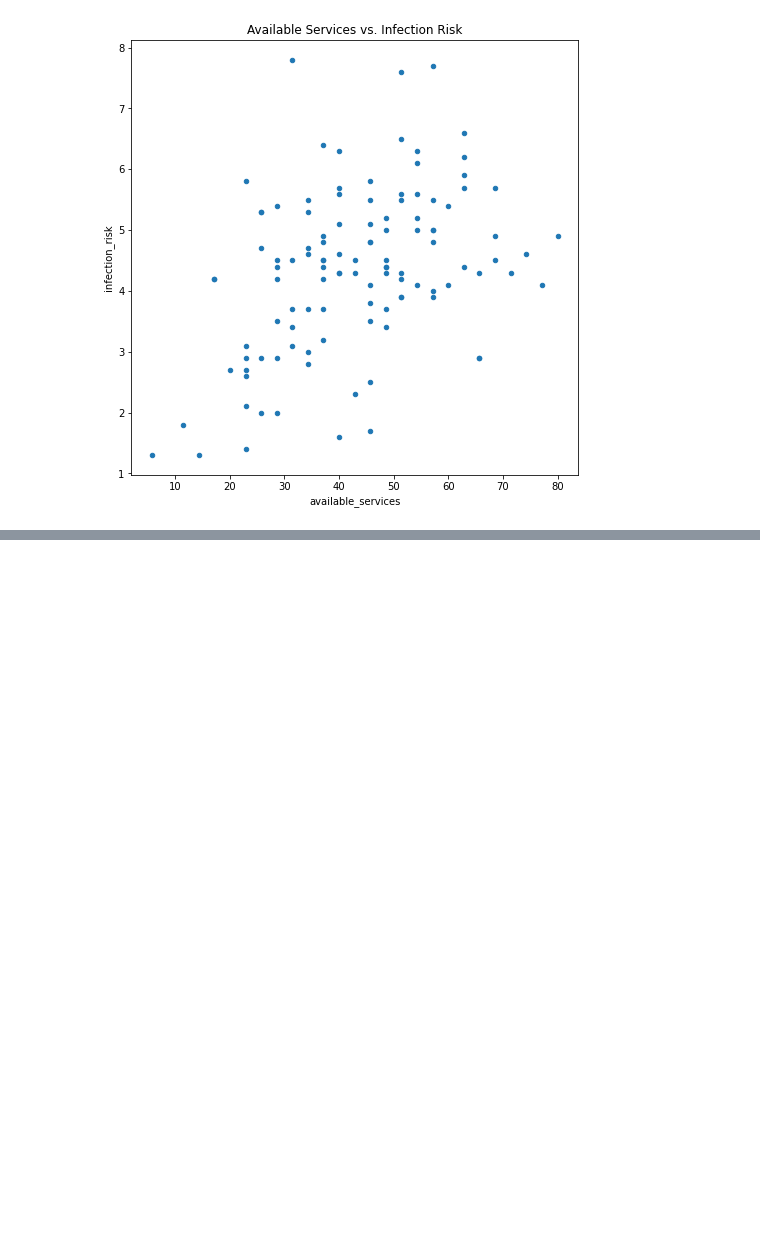
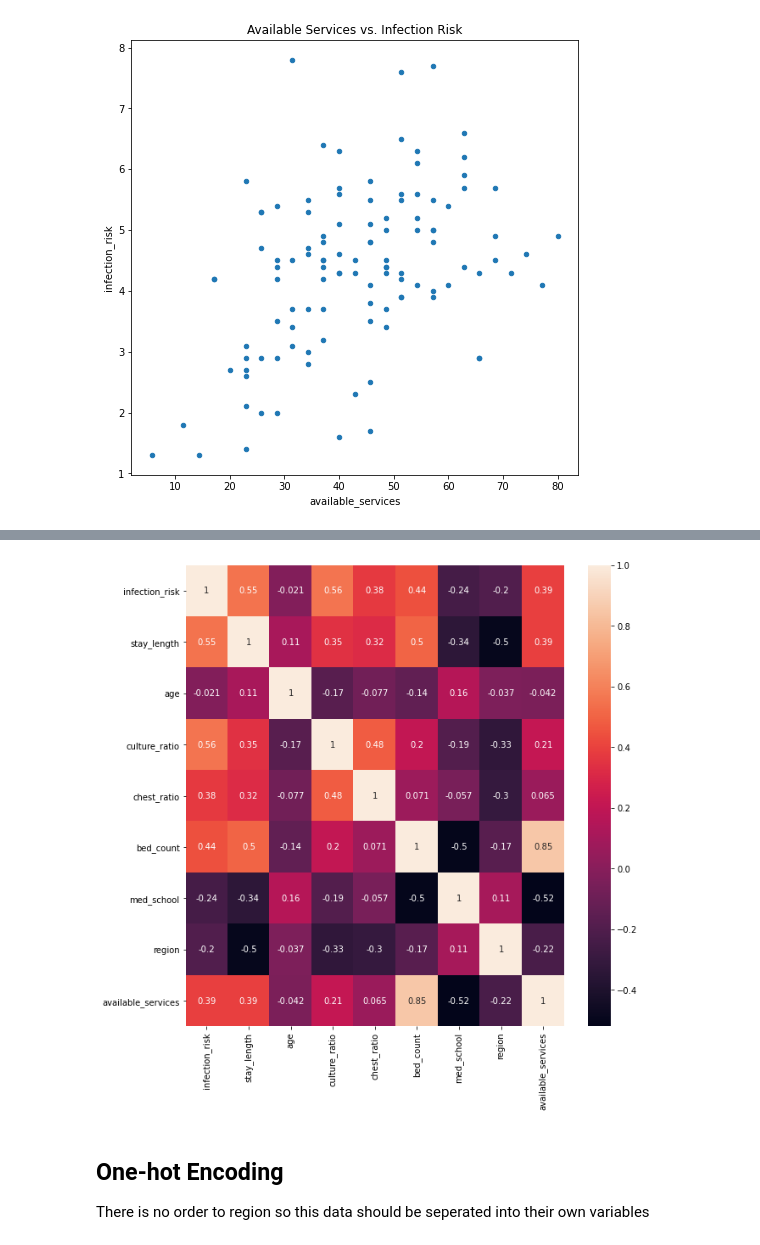
Before and after one commit to datagarret/linear_regression_project, a Jupyter notebook: SENIC EDA.ipynb, the cells around one changed output, grey strips where cells are left out. Cells and saved outputs as stored; diff of their text form; code cells hidden in the pictures; blank space fills up the shorter version.

```diff
--- a/SENIC EDA.ipynb
+++ b/SENIC EDA.ipynb
@@ -150,0 +252,11 @@ univariate_plot_maker(senic_df, 'infection_risk', 'available_services', 'Infecti
+# %%
+plt.rcParams["figure.figsize"] = (10,10)
+corr_mat = senic_output_df.corr(method='spearman')
+sns.heatmap(corr_mat, annot=True)
+plt.show()
+# %% [output]
+[figure, added]
+# %% [markdown]
+## One-hot Encoding
+
+There is no order to region so this data should be seperated into their own variables
```
Also changed, not shown: parts of 16 cells of this notebook, 1 other file.
